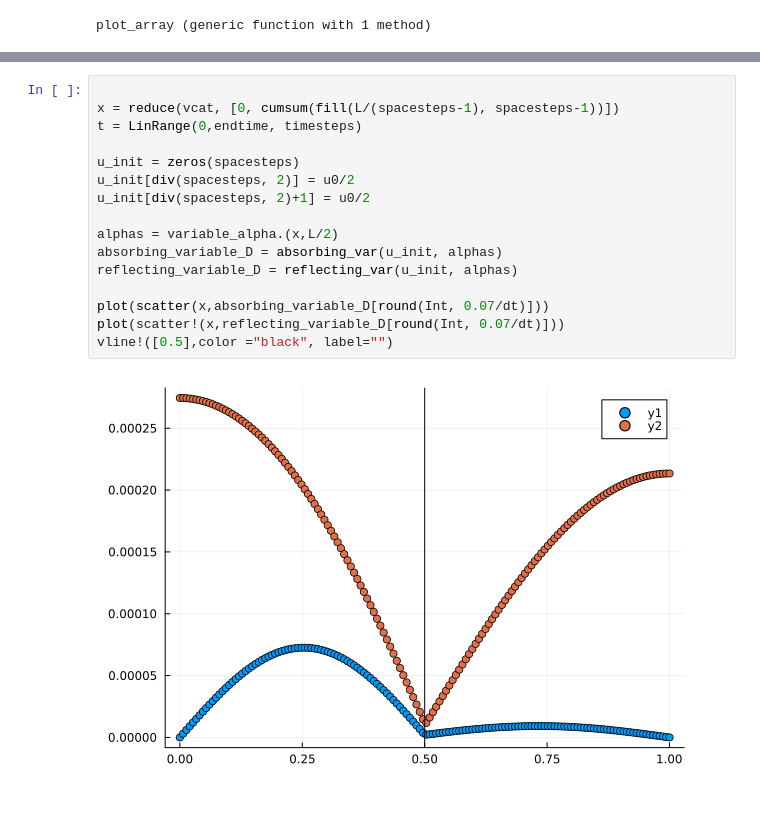
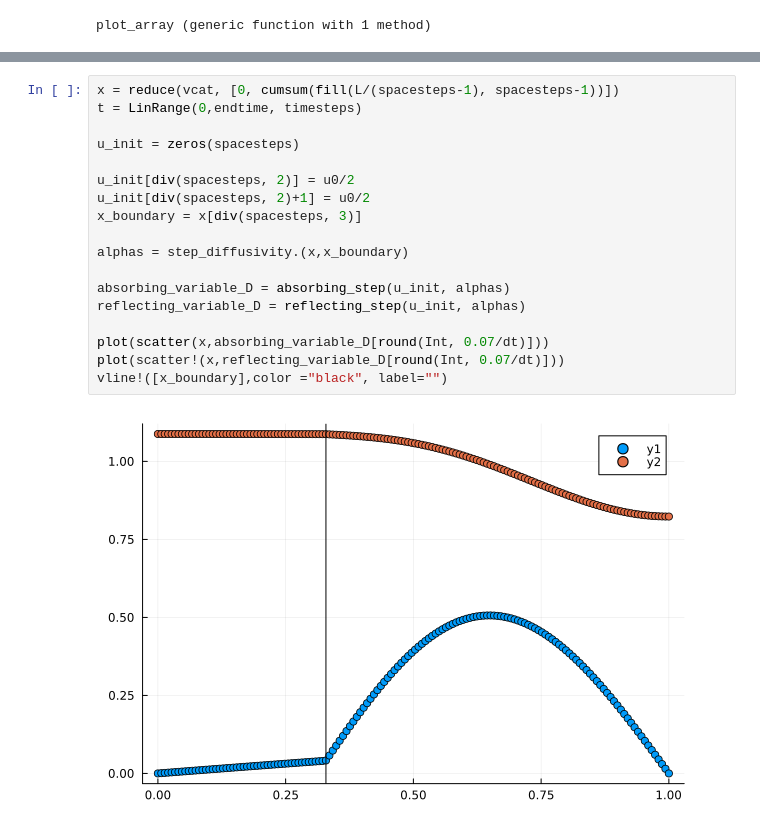
Before and after one commit to emilssp/Computational_Physics_v24, a Jupyter notebook: Diffusion_Waves_Shock/main.ipynb, the cells around one changed output, grey strips where cells are left out. Drawn from its saved outputs; the diff is of its cells as text.

Commit message:
Added variable diffusivity D(x)

```diff
--- a/Diffusion_Waves_Shock/main.ipynb
+++ b/Diffusion_Waves_Shock/main.ipynb
@@ -248,18 +261,20 @@ reflecting_var (generic function with 1 method)
 # %%
-
 x = reduce(vcat, [0, cumsum(fill(L/(spacesteps-1), spacesteps-1))])
 t = LinRange(0,endtime, timesteps)
 
 u_init = zeros(spacesteps)
+
 u_init[div(spacesteps, 2)] = u0/2
 u_init[div(spacesteps, 2)+1] = u0/2
+x_boundary = x[div(spacesteps, 3)]
 
-alphas = variable_alpha.(x,L/2)
-absorbing_variable_D = absorbing_var(u_init, alphas)
-reflecting_variable_D = reflecting_var(u_init, alphas)
+alphas = step_diffusivity.(x,x_boundary)
+
+absorbing_variable_D = absorbing_step(u_init, alphas)
+reflecting_variable_D = reflecting_step(u_init, alphas)
 
 plot(scatter(x,absorbing_variable_D[round(Int, 0.07/dt)]))
 plot(scatter!(x,reflecting_variable_D[round(Int, 0.07/dt)]))
-vline!([0.5],color ="black", label="")
+vline!([x_boundary],color ="black", label="")
 # %% [output]
-[figure, old version]
+[figure, new version]
```
Also changed, not shown: parts of 14 cells of this notebook.
